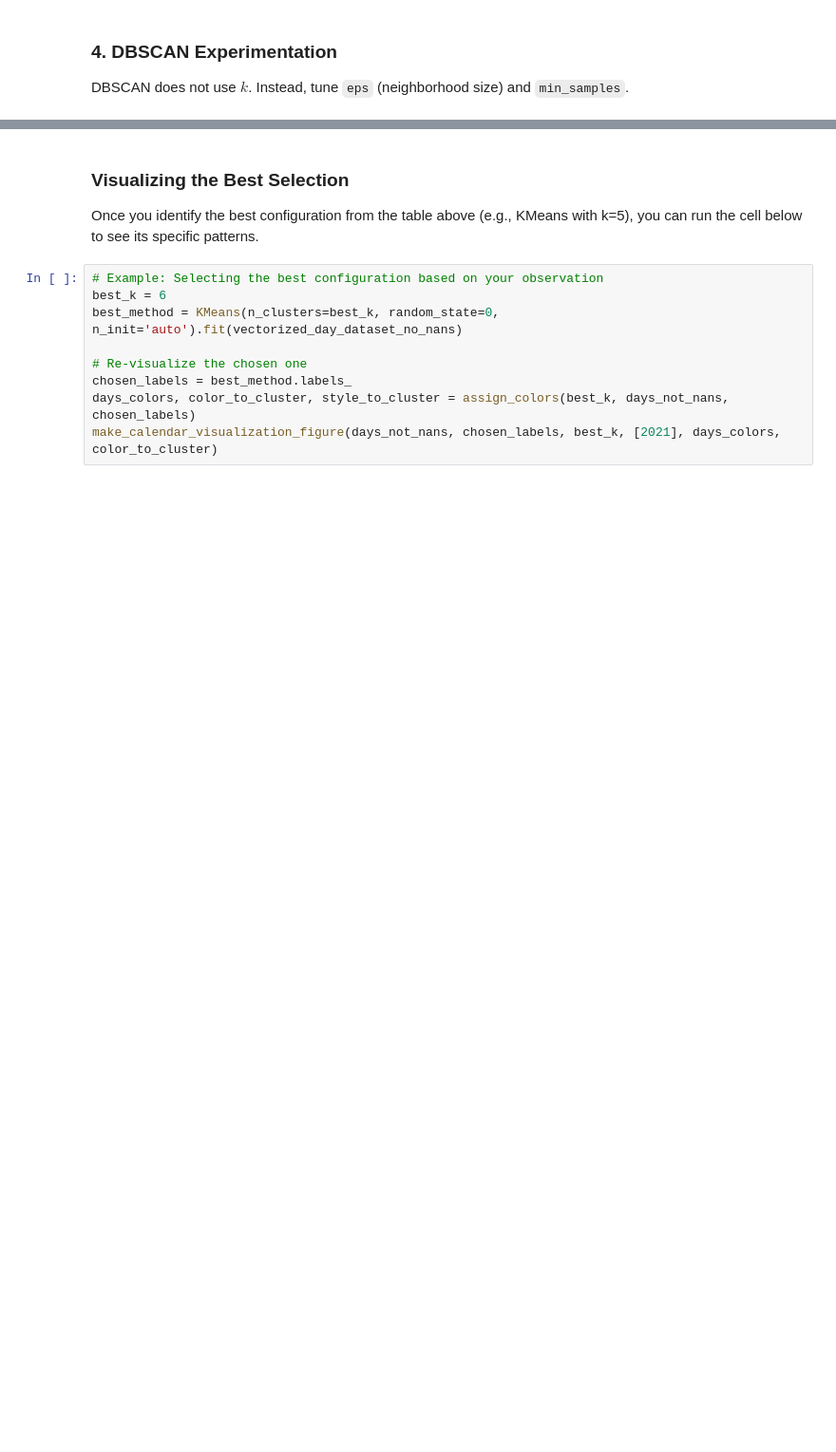
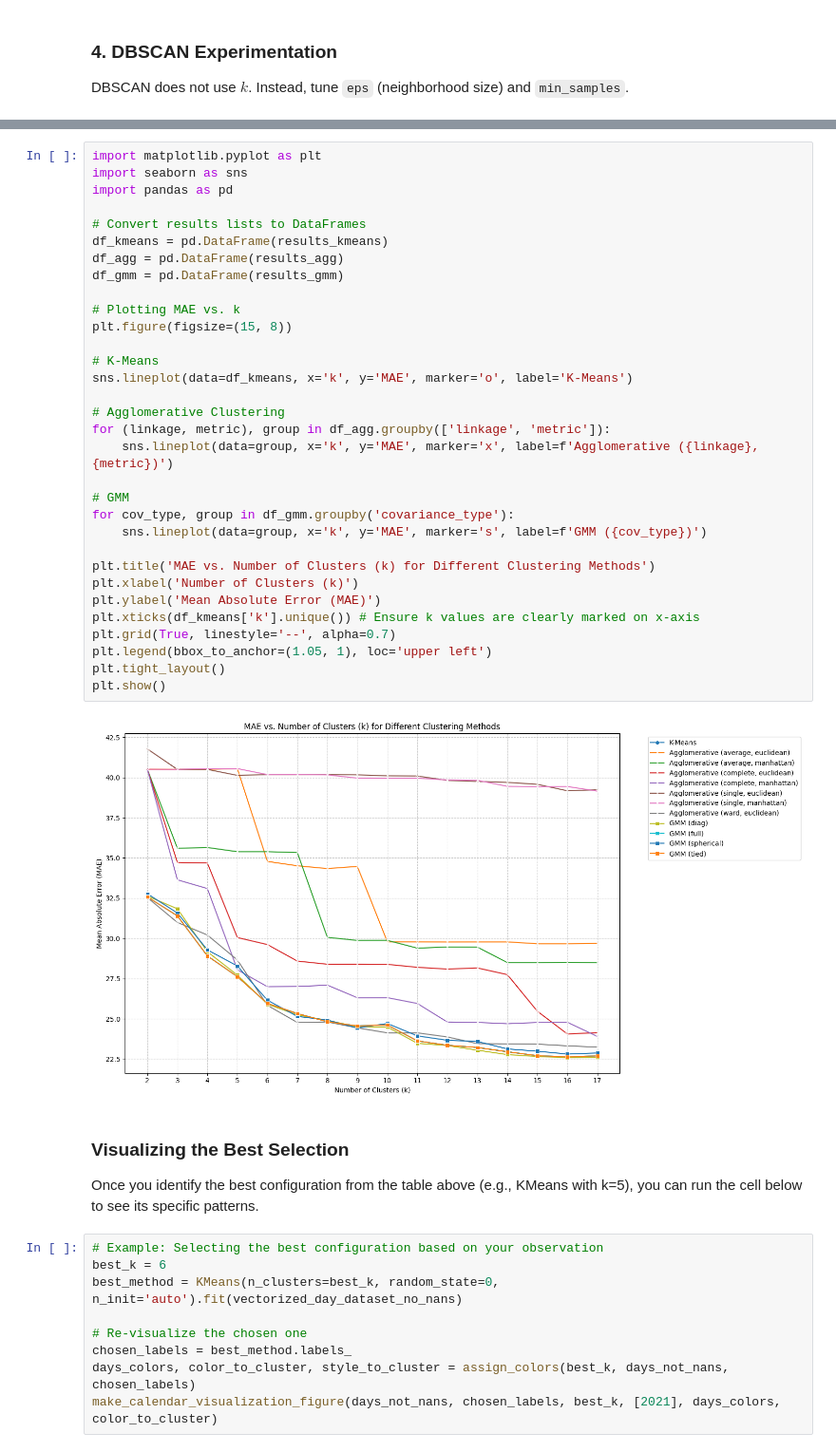
Before and after one commit to martinroth25/ai_transportation_course, a Jupyter notebook: Exercise_5_Clustering/exercise_5_clustering.ipynb, the cells around one changed output, grey strips where cells are left out. Shown at 95% size. Saved outputs shown, nothing was run; the diff lists cells and outputs as text; blank space fills up the shorter version.

```diff
--- a/Exercise_5_Clustering/exercise_5_clustering.ipynb
+++ b/Exercise_5_Clustering/exercise_5_clustering.ipynb
@@ -935,3 +1033,37 @@ display(pd.DataFrame(results_dbscan))
+# %%
+import matplotlib.pyplot as plt
+import seaborn as sns
+import pandas as pd
+
+# Convert results lists to DataFrames
+df_kmeans = pd.DataFrame(results_kmeans)
+df_agg = pd.DataFrame(results_agg)
+df_gmm = pd.DataFrame(results_gmm)
+
+# Plotting MAE vs. k
+plt.figure(figsize=(15, 8))
+
+# K-Means
+sns.lineplot(data=df_kmeans, x='k', y='MAE', marker='o', label='K-Means')
+
+# Agglomerative Clustering
+for (linkage, metric), group in df_agg.groupby(['linkage', 'metric']):
+    sns.lineplot(data=group, x='k', y='MAE', marker='x', label=f'Agglomerative ({linkage}, {metric})')
+
+# GMM
+for cov_type, group in df_gmm.groupby('covariance_type'):
+    sns.lineplot(data=group, x='k', y='MAE', marker='s', label=f'GMM ({cov_type})')
+
+plt.title('MAE vs. Number of Clusters (k) for Different Clustering Methods')
+plt.xlabel('Number of Clusters (k)')
+plt.ylabel('Mean Absolute Error (MAE)')
+plt.xticks(df_kmeans['k'].unique()) # Ensure k values are clearly marked on x-axis
+plt.grid(True, linestyle='--', alpha=0.7)
+plt.legend(bbox_to_anchor=(1.05, 1), loc='upper left')
+plt.tight_layout()
+plt.show()
+# %% [output]
+[figure, added]
 # %% [markdown]
 ### Visualizing the Best Selection
 Once you identify the best configuration from the table above (e.g., KMeans with k=5), you can run the cell below to see its specific patterns.
```
Also changed, not shown: parts of 10 cells of this notebook.
